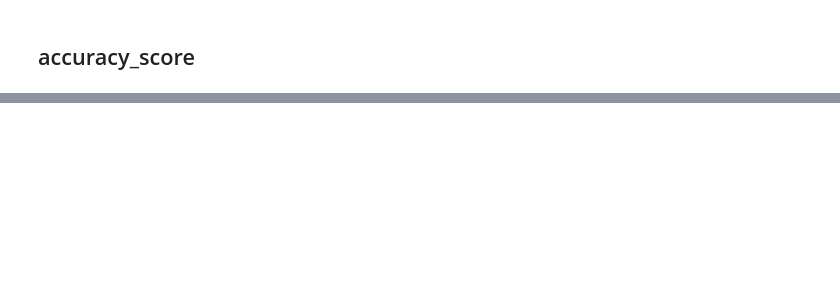
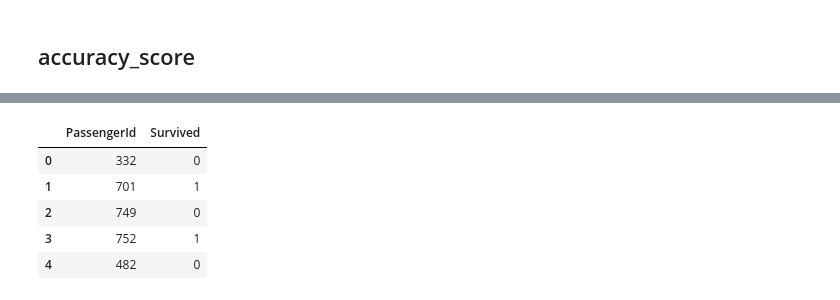
Before and after one commit to AllieUbisse/machine-learning-Competitions, a Jupyter notebook: titanic_competition.ipynb, the cells around one changed output, grey strips where cells are left out. Cells and saved outputs as stored; diff of their text form; code cells hidden in the pictures; blank space fills up the shorter version.

```diff
--- a/titanic_competition.ipynb
+++ b/titanic_competition.ipynb
@@ -285,7 +285,4 @@ RandomForestClassifier(bootstrap=True, ccp_alpha=0.0, class_weight=None,
                        n_jobs=None, oob_score=False, random_state=None,
                        verbose=0, warm_start=False)
 # %%
-accuracy_score(
-    y_true=y_test,
-    y_pred= model_2.predict(x_test)
-    )
+y_pred2 = model_2.predict(x_test)
@@ -299,0 +310,16 @@ accuracy_score(y_true=y_test,y_pred=y_predict)
+# %%
+submission = pd.DataFrame( {
+    'PassengerId' : y_test.reset_index()['PassengerId'],
+     'Survived': y_final_pred
+} )
+
+submission.to_csv('titanic_submission.csv', index = False)
+# %%
+submission.head()
+# %% [output]
+|  | PassengerId | Survived |
+| 0 | 332 | 0 |
+| 1 | 701 | 1 |
+| 2 | 749 | 0 |
+| 3 | 752 | 1 |
+| 4 | 482 | 0 |
```
Also changed, not shown: parts of 12 cells of this notebook.
